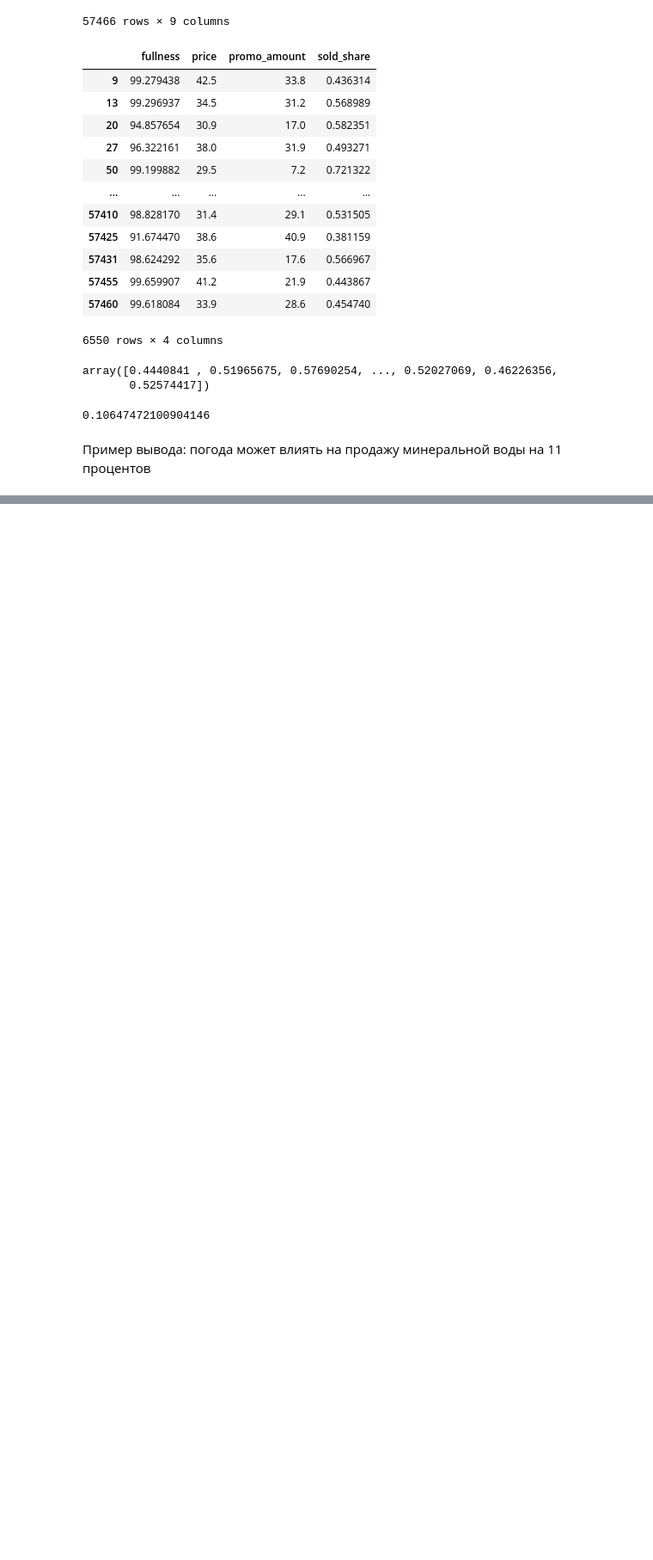
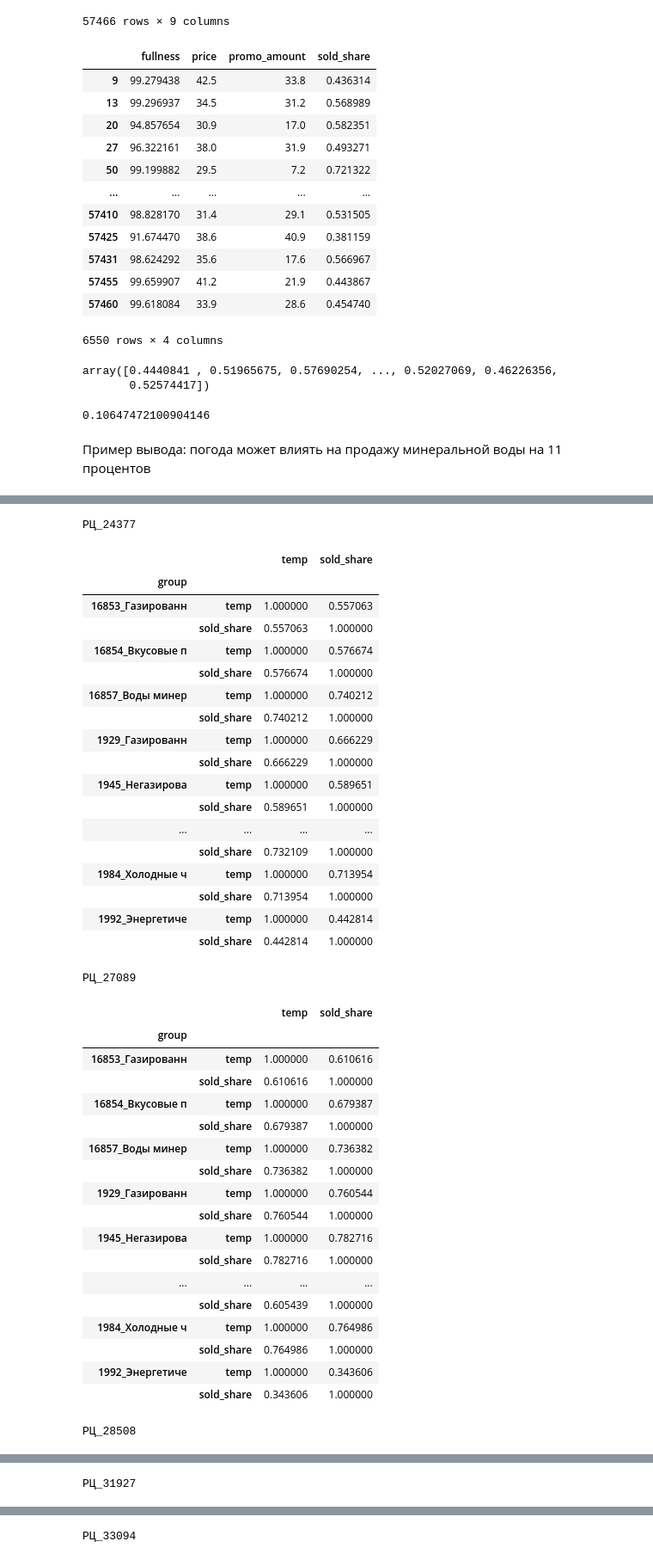
Before and after one commit to Powerofpowder/demand_temperature_correlation, a Jupyter notebook: JN_Alimova_magnit_test.ipynb, the cells around one changed output, grey strips where cells are left out. Shown at 86% size. Saved outputs shown, nothing was run; the diff lists cells and outputs as text; code cells hidden in the pictures; blank space fills up the shorter version.

```diff
--- a/JN_Alimova_magnit_test.ipynb
+++ b/JN_Alimova_magnit_test.ipynb
@@ -577,0 +691,45 @@ print(MSE)
+# %%
+# теперь определим зависимость между ценой и процентом продаж для каждого продукта по каждому распределительному центру
+for i in data.dist_cent.unique():
+    print(i)
+    display(data[data.dist_cent == i].groupby('group')[['temp', 'sold_share']].corr())
+# %% [output]
+РЦ_24377
+|  |  | temp | sold_share |
+| group |  |  |  |
+| 16853_Газированн | temp | 1.000000 | 0.557063 |
+|  | sold_share | 0.557063 | 1.000000 |
+| 16854_Вкусовые п | temp | 1.000000 | 0.576674 |
+|  | sold_share | 0.576674 | 1.000000 |
+| 16857_Воды минер | temp | 1.000000 | 0.740212 |
+|  | sold_share | 0.740212 | 1.000000 |
+| 1929_Газированн | temp | 1.000000 | 0.666229 |
+|  | sold_share | 0.666229 | 1.000000 |
+| 1945_Негазирова | temp | 1.000000 | 0.589651 |
+|  | sold_share | 0.589651 | 1.000000 |
+| ... | ... | ... | ... |
+|  | sold_share | 0.732109 | 1.000000 |
+| 1984_Холодные ч | temp | 1.000000 | 0.713954 |
+|  | sold_share | 0.713954 | 1.000000 |
+| 1992_Энергетиче | temp | 1.000000 | 0.442814 |
+|  | sold_share | 0.442814 | 1.000000 |
+РЦ_27089
+|  |  | temp | sold_share |
+| group |  |  |  |
+| 16853_Газированн | temp | 1.000000 | 0.610616 |
+|  | sold_share | 0.610616 | 1.000000 |
+| 16854_Вкусовые п | temp | 1.000000 | 0.679387 |
+|  | sold_share | 0.679387 | 1.000000 |
+| 16857_Воды минер | temp | 1.000000 | 0.736382 |
+|  | sold_share | 0.736382 | 1.000000 |
+| 1929_Газированн | temp | 1.000000 | 0.760544 |
+|  | sold_share | 0.760544 | 1.000000 |
+| 1945_Негазирова | temp | 1.000000 | 0.782716 |
+|  | sold_share | 0.782716 | 1.000000 |
+| ... | ... | ... | ... |
+|  | sold_share | 0.605439 | 1.000000 |
+| 1984_Холодные ч | temp | 1.000000 | 0.764986 |
+|  | sold_share | 0.764986 | 1.000000 |
+| 1992_Энергетиче | temp | 1.000000 | 0.343606 |
+|  | sold_share | 0.343606 | 1.000000 |
+РЦ_28508
@@ -577,0 +754 @@ print(MSE)
+РЦ_31927
@@ -577,0 +773 @@ print(MSE)
+РЦ_33094
```
Also changed, not shown: parts of 14 cells of this notebook.
